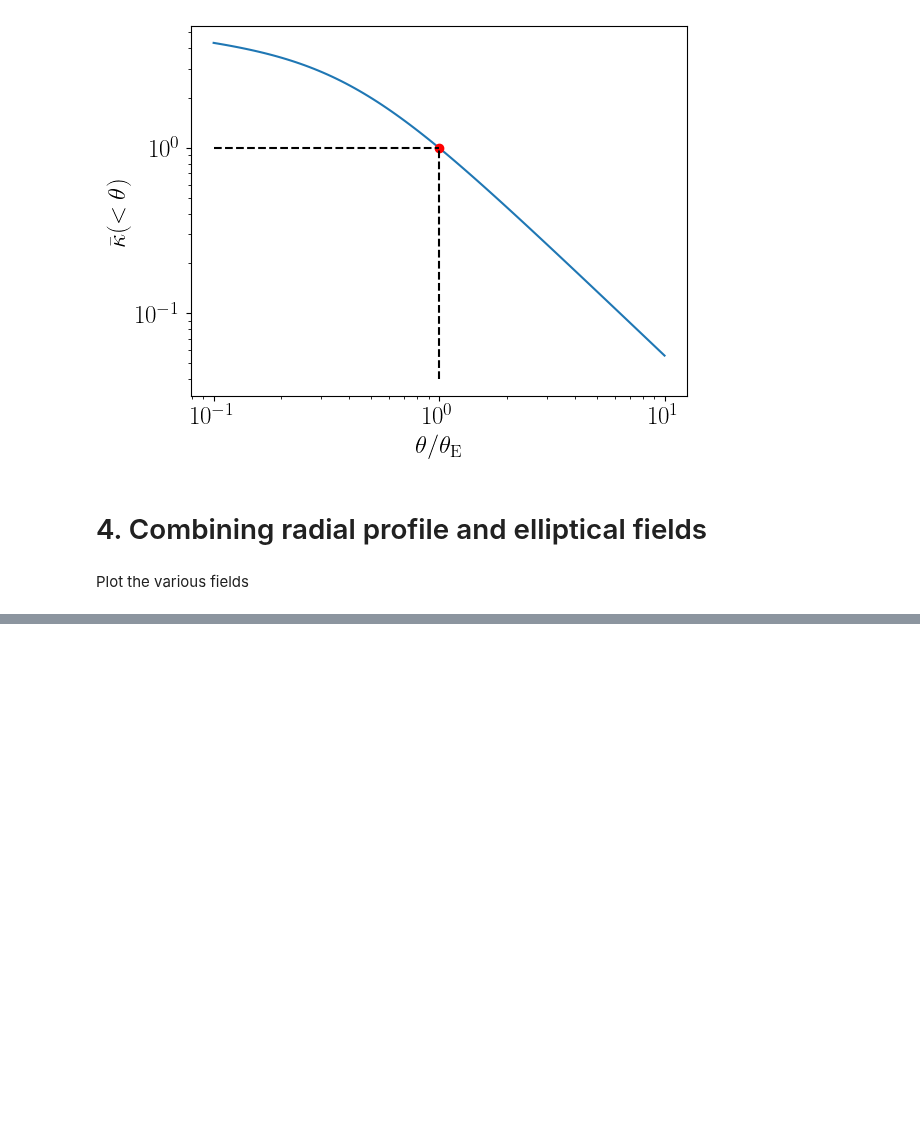
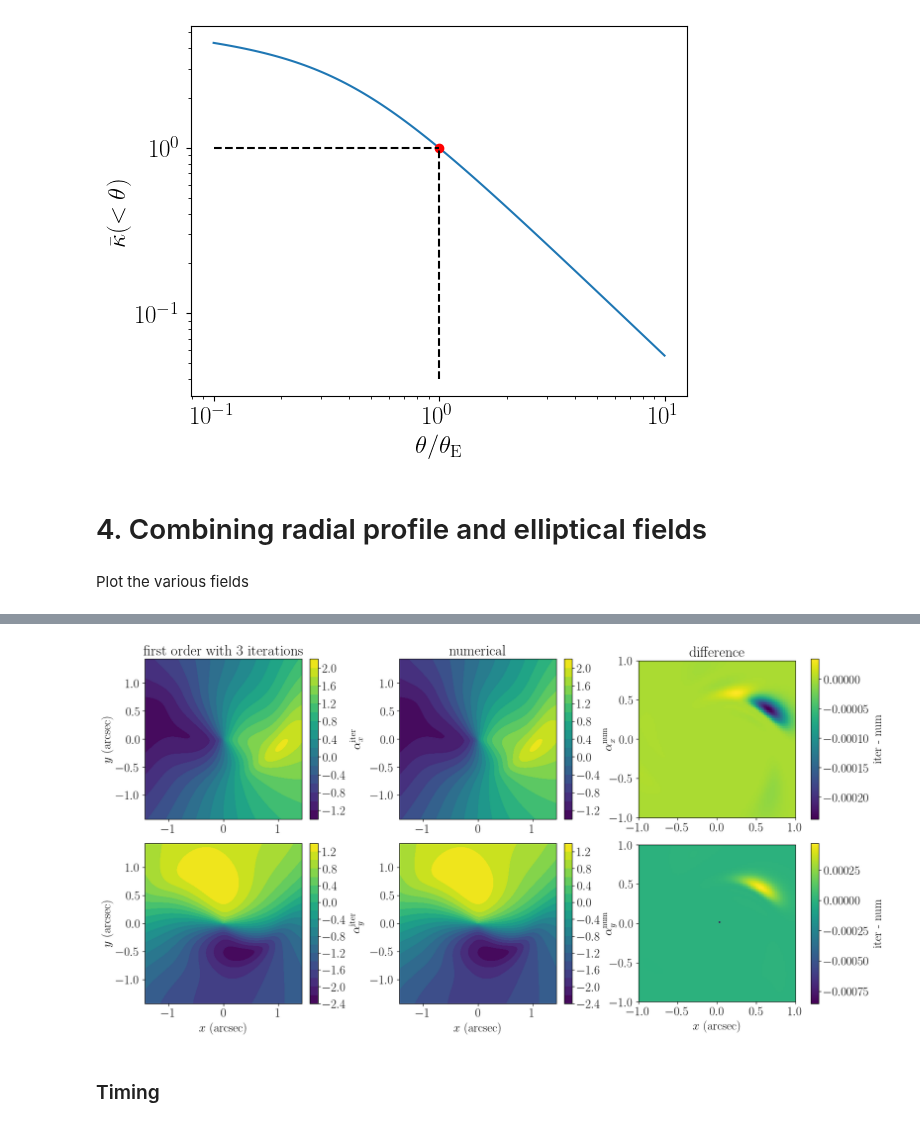
Before and after one commit to ELROND-project/nazgul, a Jupyter notebook: src/nazgul/output_analysis/ellipticity gradient/generalised_elliptical_model.ipynb, the cells around one changed output, grey strips where cells are left out. Cells and saved outputs as stored; diff of their text form; code cells hidden in the pictures; blank space fills up the shorter version.

```diff
--- a/src/nazgul/output_analysis/ellipticity gradient/generalised_elliptical_model.ipynb
+++ b/src/nazgul/output_analysis/ellipticity gradient/generalised_elliptical_model.ipynb
@@ -1489,0 +980,61 @@ plt.show();
+# %%
+x = np.linspace(-1, 1, 100) * params_radial['theta_E']
+y = np.linspace(-1, 1, 100) * params_radial['theta_E']
+X, Y = np.meshgrid(x, y)
+
+# iterative calculation stopping at first order
+
+N_iter = 3
+_, (alpha_x, alpha_y), _ = lensing_fields(X, Y, N_iter, second_derivatives=False)
+
+
+# numerical calculation of the displacement angle
+
+func = lambda x, y: lensing_fields(x, y, N_iter=10, second_derivatives=True)[0]
+res = derivative(func, X, args=(Y,))
+alpha_x_num = res.df
+
+func = lambda y, x: lensing_fields(x, y, N_iter=10, second_derivatives=True)[0]
+res = derivative(func, Y, args=(X,))
+alpha_y_num = res.df
+
+# plot of the difference
+
+fig, axes = plt.subplots(2, 3, figsize=(16, 4*2), layout="constrained")
+
+alpha_num = [alpha_x_num, alpha_y_num]
+labels = [[r'$\alpha_x^{\rm iter}$', r'$\alpha_x^{\rm num}$', r'iter - num'],
+          [r'$\alpha_y^{\rm iter}$', r'$\alpha_y^{\rm num}$', r'iter - num']]
+
+for i, alpha_i in enumerate([alpha_x, alpha_y]):
+
+    alpha_i_num = alpha_num[i]
+    diff = alpha_i - alpha_i_num
+
+    ax = axes[i, 0]
+    contours = ax.contourf(X, Y, alpha_i, levels=20)
+    fig.colorbar(contours, ax=ax, label=labels[i][0])
+
+    ax = axes[i, 1]
+    contours = ax.contourf(X, Y, alpha_i_num, levels=20)
+    fig.colorbar(contours, ax=ax, label=labels[i][1])
+
+    ax = axes[i, 2]
+    im = ax.imshow(diff, extent=(-1, 1, -1, 1))
+    fig.colorbar(im, ax=ax, label=labels[i][2])
+
+for i in range(2):
+    axes[i, 0].set_ylabel(r"$y$ (arcsec)")
+
+for j in range(3):
+    axes[1, j].set_xlabel(r"$x$ (arcsec)")
+
+axes[0, 0].set_title(r"first order with {} iterations".format(N_iter))
+axes[0, 1].set_title(r"numerical")
+axes[0, 2].set_title(r"difference")
+
+plt.show();
+# %% [output]
+[figure, added]
+# %% [markdown]
+### Timing
```
Also changed, not shown: parts of 52 cells of this notebook, 2 other files.
